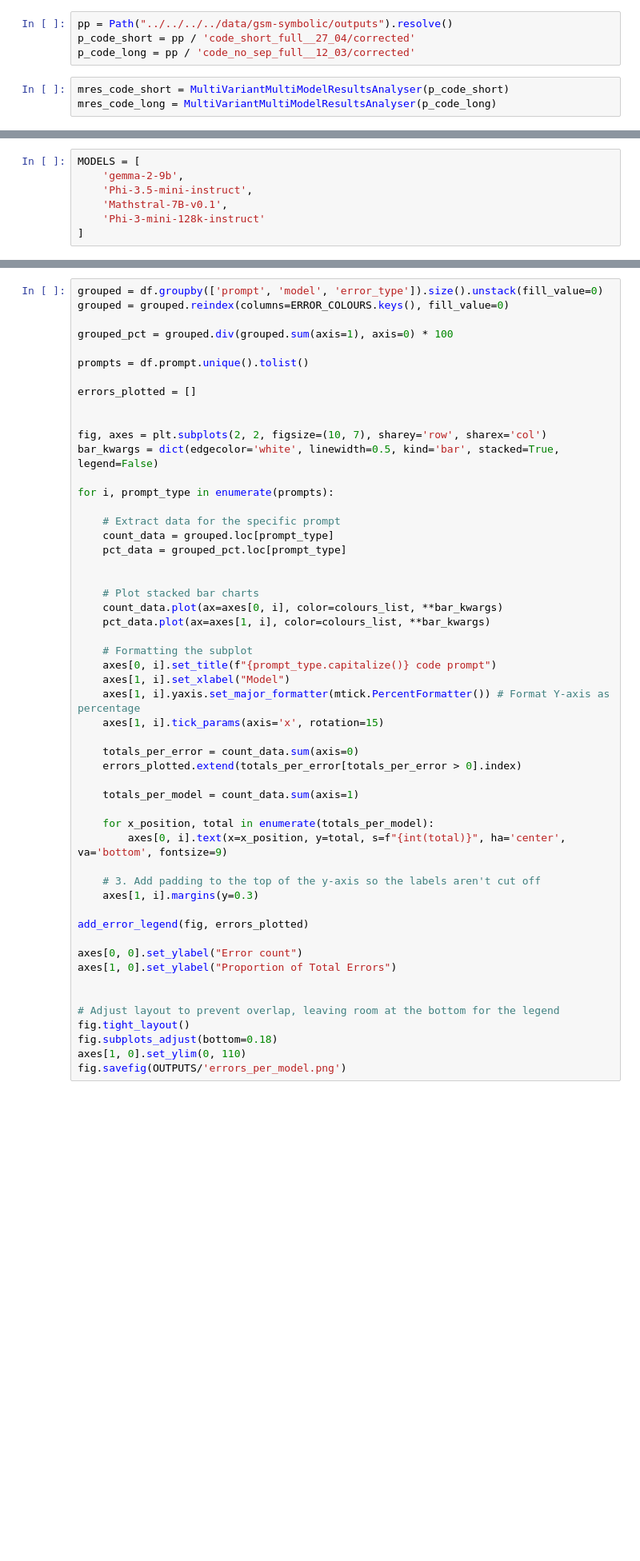
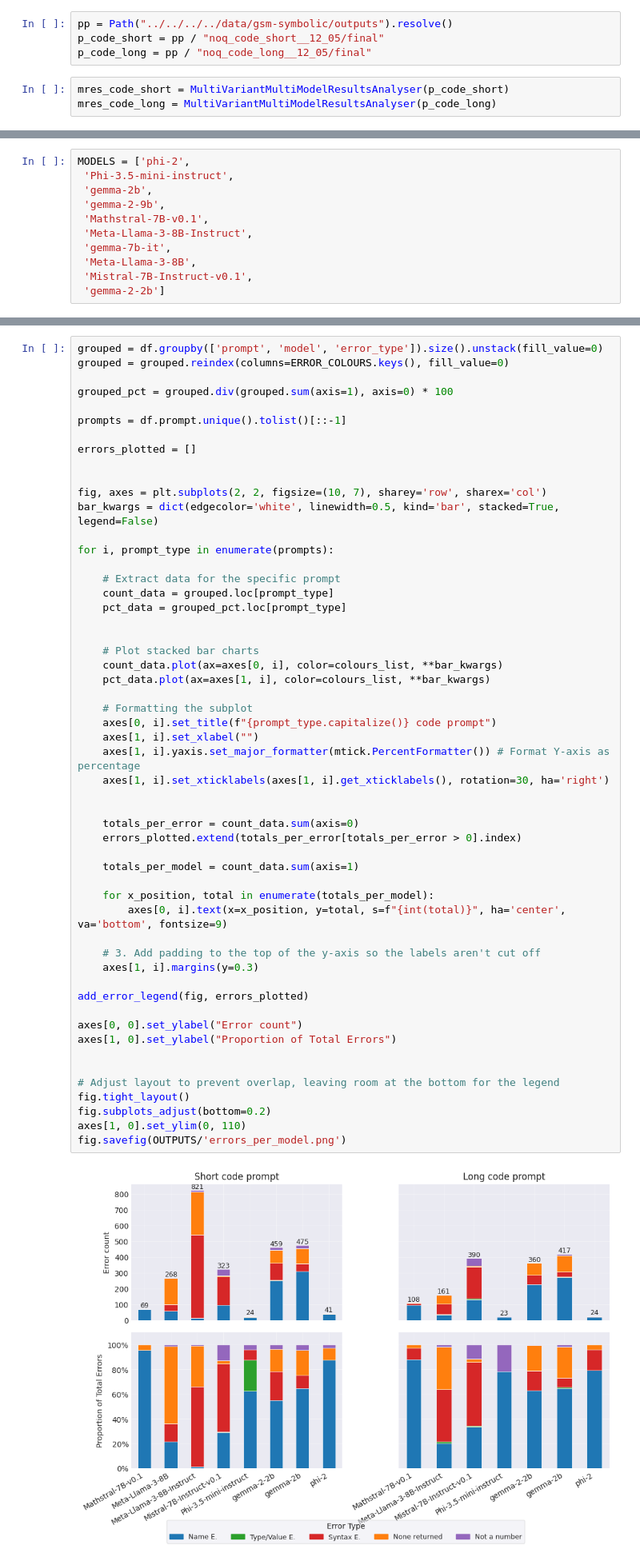
Before and after one commit to the-mysh/gsm-symbolic-benchmarking, a Jupyter notebook: notebooks/results_pres/code_errors.ipynb, the cells around one changed output, grey strips where cells are left out. Shown at 80% size. Cells and saved outputs as stored; diff of their text form; blank space fills up the shorter version.

```diff
--- a/notebooks/results_pres/code_errors.ipynb
+++ b/notebooks/results_pres/code_errors.ipynb
@@ -16,8 +16,8 @@ plt.style.use('seaborn-v0_8-muted')
 plt.style.use('seaborn-v0_8-darkgrid')
 # %%
 pp = Path("../../../../data/gsm-symbolic/outputs").resolve()
-p_code_short = pp / 'code_short_full__27_04/corrected'
-p_code_long = pp / 'code_no_sep_full__12_03/corrected'
+p_code_short = pp / "noq_code_short__12_05/final"
+p_code_long = pp / "noq_code_long__12_05/final"
 # %%
 mres_code_short = MultiVariantMultiModelResultsAnalyser(p_code_short)
 mres_code_long = MultiVariantMultiModelResultsAnalyser(p_code_long)
@@ -28,10 +45,14 @@ mres_code_long.variants['main'].models
 # %%
-MODELS = [
-    'gemma-2-9b',
-    'Phi-3.5-mini-instruct',
-    'Mathstral-7B-v0.1',
-    'Phi-3-mini-128k-instruct'
-]
+MODELS = ['phi-2',
+ 'Phi-3.5-mini-instruct',
+ 'gemma-2b',
+ 'gemma-2-9b',
+ 'Mathstral-7B-v0.1',
+ 'Meta-Llama-3-8B-Instruct',
+ 'gemma-7b-it',
+ 'Meta-Llama-3-8B',
+ 'Mistral-7B-Instruct-v0.1',
+ 'gemma-2-2b']
 # %%
 ERROR_COLOURS = {
     'NAME_ERROR': 'tab:blue',
@@ -84,7 +133,7 @@ grouped = grouped.reindex(columns=ERROR_COLOURS.keys(), fill_value=0)
 
 grouped_pct = grouped.div(grouped.sum(axis=1), axis=0) * 100
 
-prompts = df.prompt.unique().tolist()
+prompts = df.prompt.unique().tolist()[::-1]
 
 errors_plotted = []
 
@@ -101,36 +150,39 @@ for i, prompt_type in enumerate(prompts):
 
     # Plot stacked bar charts
     count_data.plot(ax=axes[0, i], color=colours_list, **bar_kwargs)
     pct_data.plot(ax=axes[1, i], color=colours_list, **bar_kwargs)
 
     # Formatting the subplot
     axes[0, i].set_title(f"{prompt_type.capitalize()} code prompt")
-    axes[1, i].set_xlabel("Model")
+    axes[1, i].set_xlabel("")
     axes[1, i].yaxis.set_major_formatter(mtick.PercentFormatter()) # Format Y-axis as percentage
-    axes[1, i].tick_params(axis='x', rotation=15)
+    axes[1, i].set_xticklabels(axes[1, i].get_xticklabels(), rotation=30, ha='right')
+
 
     totals_per_error = count_data.sum(axis=0)
     errors_plotted.extend(totals_per_error[totals_per_error > 0].index)
 
     totals_per_model = count_data.sum(axis=1)
 
     for x_position, total in enumerate(totals_per_model):
         axes[0, i].text(x=x_position, y=total, s=f"{int(total)}", ha='center', va='bottom', fontsize=9)
 
     # 3. Add padding to the top of the y-axis so the labels aren't cut off
     axes[1, i].margins(y=0.3)
 
 add_error_legend(fig, errors_plotted)
 
 axes[0, 0].set_ylabel("Error count")
 axes[1, 0].set_ylabel("Proportion of Total Errors")
 
 
 # Adjust layout to prevent overlap, leaving room at the bottom for the legend
 fig.tight_layout()
-fig.subplots_adjust(bottom=0.18)
+fig.subplots_adjust(bottom=0.2)
 axes[1, 0].set_ylim(0, 110)
 fig.savefig(OUTPUTS/'errors_per_model.png')
+# %% [output]
+[figure, added]
 # %%
 N_SAMPLES = 3
 
```
Also changed, not shown: parts of 7 cells of this notebook, 4 other files.
